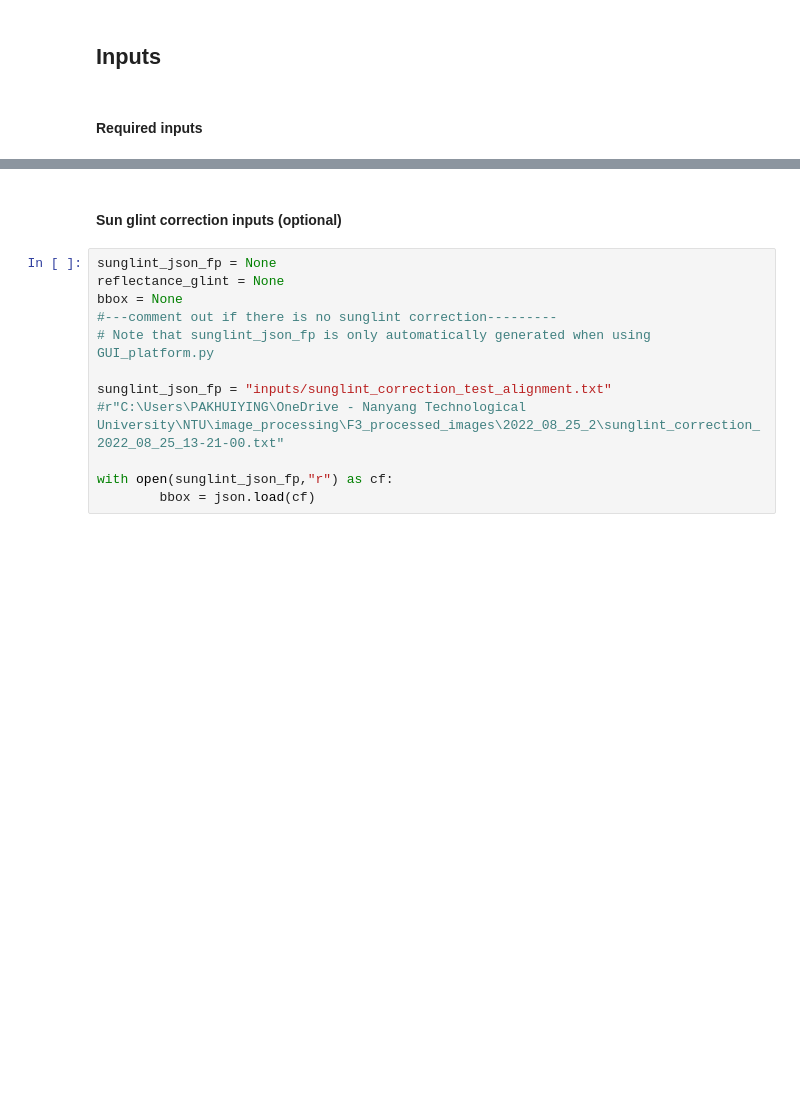
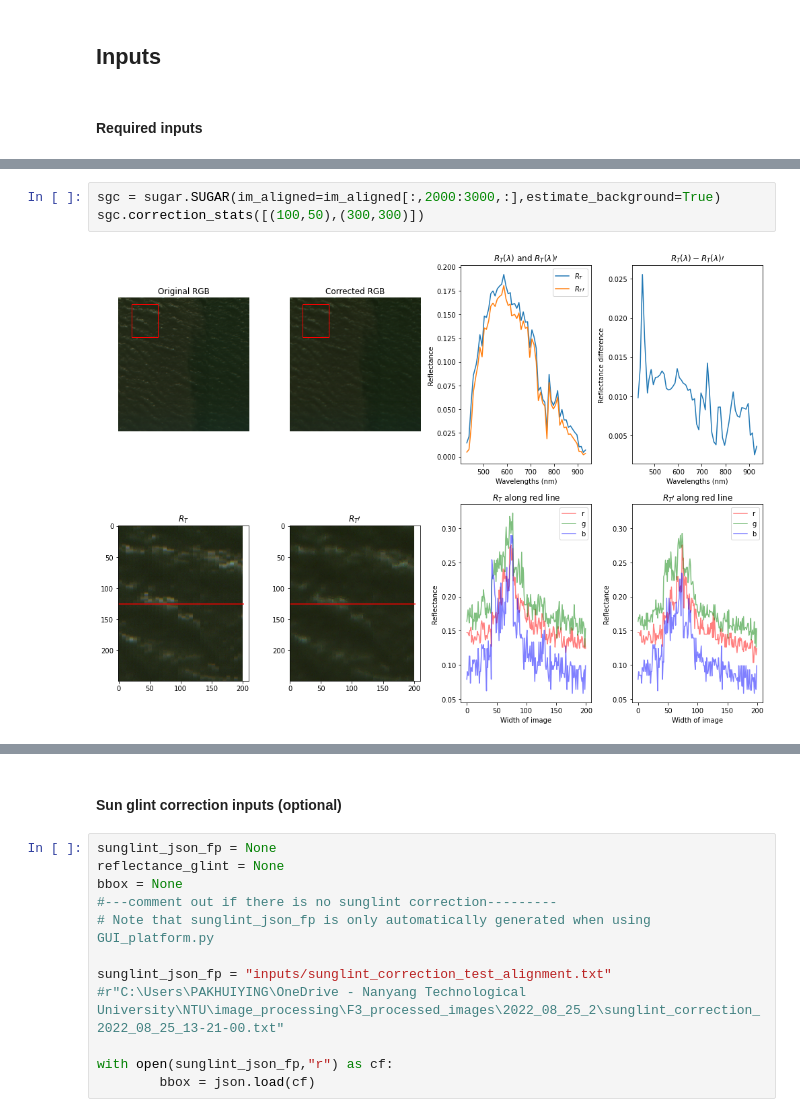
Before and after one commit to pakhuiying/CoastalWQL, a Jupyter notebook: CoastalWQL_nb.ipynb, the cells around one changed output, grey strips where cells are left out. Cells and saved outputs as stored; diff of their text form; blank space fills up the shorter version.

```diff
--- a/CoastalWQL_nb.ipynb
+++ b/CoastalWQL_nb.ipynb
@@ -55,0 +121,5 @@ corrected_indices = [(i['start'],i['stop']) for i in corrected_indices]
+# %%
+sgc = sugar.SUGAR(im_aligned=im_aligned[:,2000:3000,:],estimate_background=True)
+sgc.correction_stats([(100,50),(300,300)])
+# %% [output]
+[figure, added]
```
Also changed, not shown: parts of 15 cells of this notebook, 2 other files.
